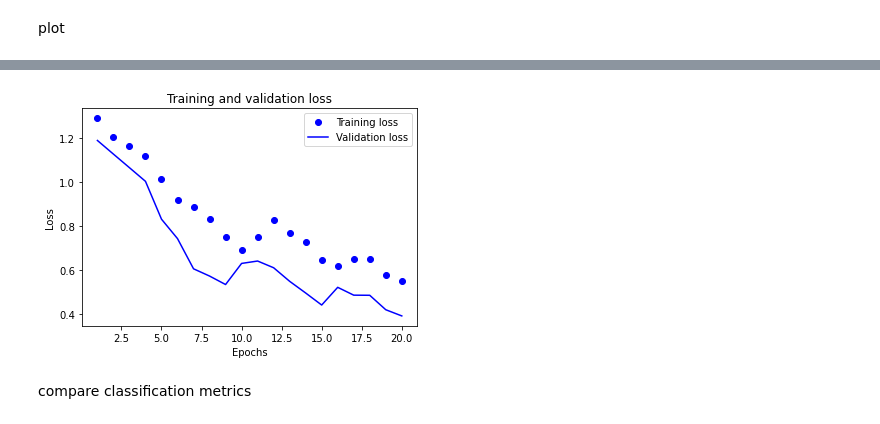
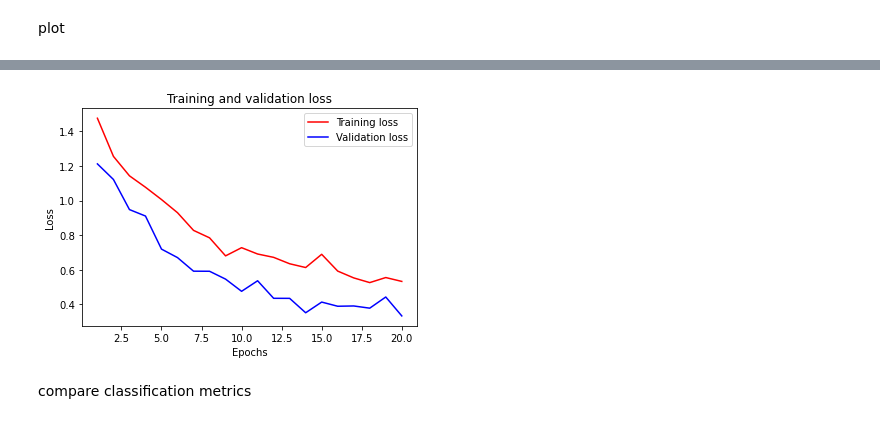
Before and after one commit to StevenW1999/MinorAI, a Jupyter notebook: cnn.ipynb, the cells around one changed output, grey strips where cells are left out. Saved outputs shown, nothing was run; the diff lists cells and outputs as text; code cells hidden in the pictures.

```diff
--- a/cnn.ipynb
+++ b/cnn.ipynb
@@ -149,7 +147,7 @@ plt.show()
 do the same with dataset2.csv
 # %%
 x2, y2, a2= data_process.process_data('dataset2.csv', "CNN")
-X_train2, X_test2, y_train2, y_test2 = train_test_split(x2, y2, test_size=0.33, random_state=42)
+X_train2, X_test2, y_train2, y_test2 = train_test_split(x2, y2, test_size=0.2, random_state=42)
 val_data2 = (X_test2,y_test2)
 # %% [markdown]
 model:
@@ -159,19 +157,15 @@ num_classes = 4
 
 model_2 = Sequential()
 
-## 5x5 convolution with 2x2 stride and 32 filters
-model_2.add(Conv2D(32, (5, 5), strides = (2,2), padding='same', input_shape=input_shape))
+model_2.add(Conv2D(32, (5, 5), strides = (1,1), padding='same', input_shape=input_shape))
 model_2.add(Activation('relu'))
 
-## Another 5x5 convolution with 2x2 stride and 32 filters
-model_2.add(Conv2D(32, (5, 5), strides = (2,2)))
+model_2.add(Conv2D(32, (5, 5), strides = (1,1)))
 model_2.add(Activation('relu'))
 
-## 2x2 max pooling reduces to 3 x 3 x 32
 model_2.add(MaxPooling2D(pool_size=(2, 2)))
 model_2.add(Dropout(0.25))
 
-## Flatten turns 3x3x32 into 288x1
 model_2.add(Flatten())
 model_2.add(Dense(512))
 model_2.add(Activation('relu'))
@@ -248,7 +240,7 @@ val_loss_values2 = history_dict2['val_loss']
 
 epochs2 = range(1, len(history_dict2['accuracy']) + 1)
 
-plt.plot(epochs2, train_loss_values2, 'bo', label='Training loss')
+plt.plot(epochs2, train_loss_values2, 'r', label='Training loss')
 plt.plot(epochs2, val_loss_values2, 'b', label='Validation loss')
 plt.title('Training and validation loss')
 plt.xlabel('Epochs')
@@ -260,4 +252,4 @@ plt.show()
-[figure, old version]
+[figure, new version]
 # %% [markdown]
 compare classification metrics
 # %%
```
Also changed, not shown: parts of 23 cells of this notebook, 8 other files.
